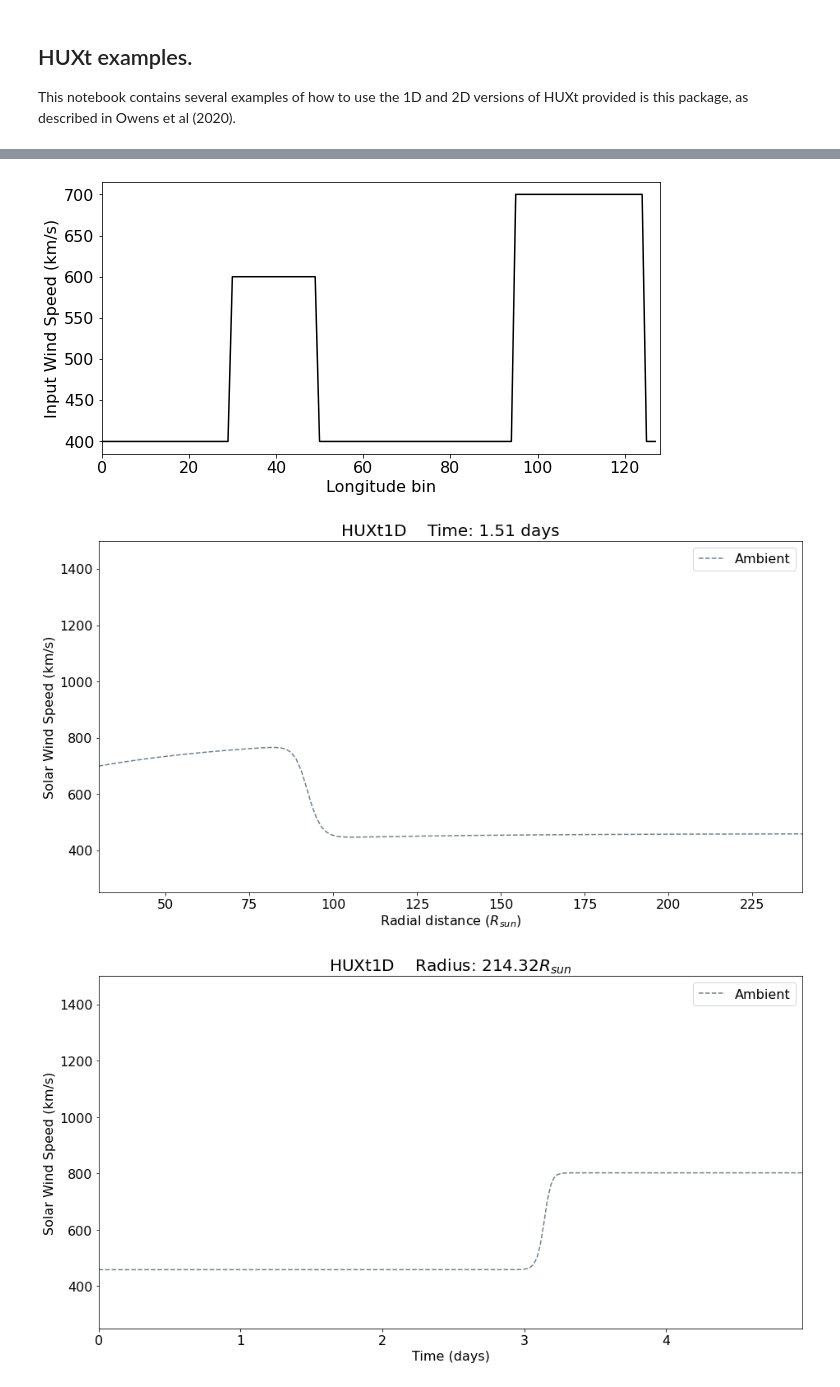
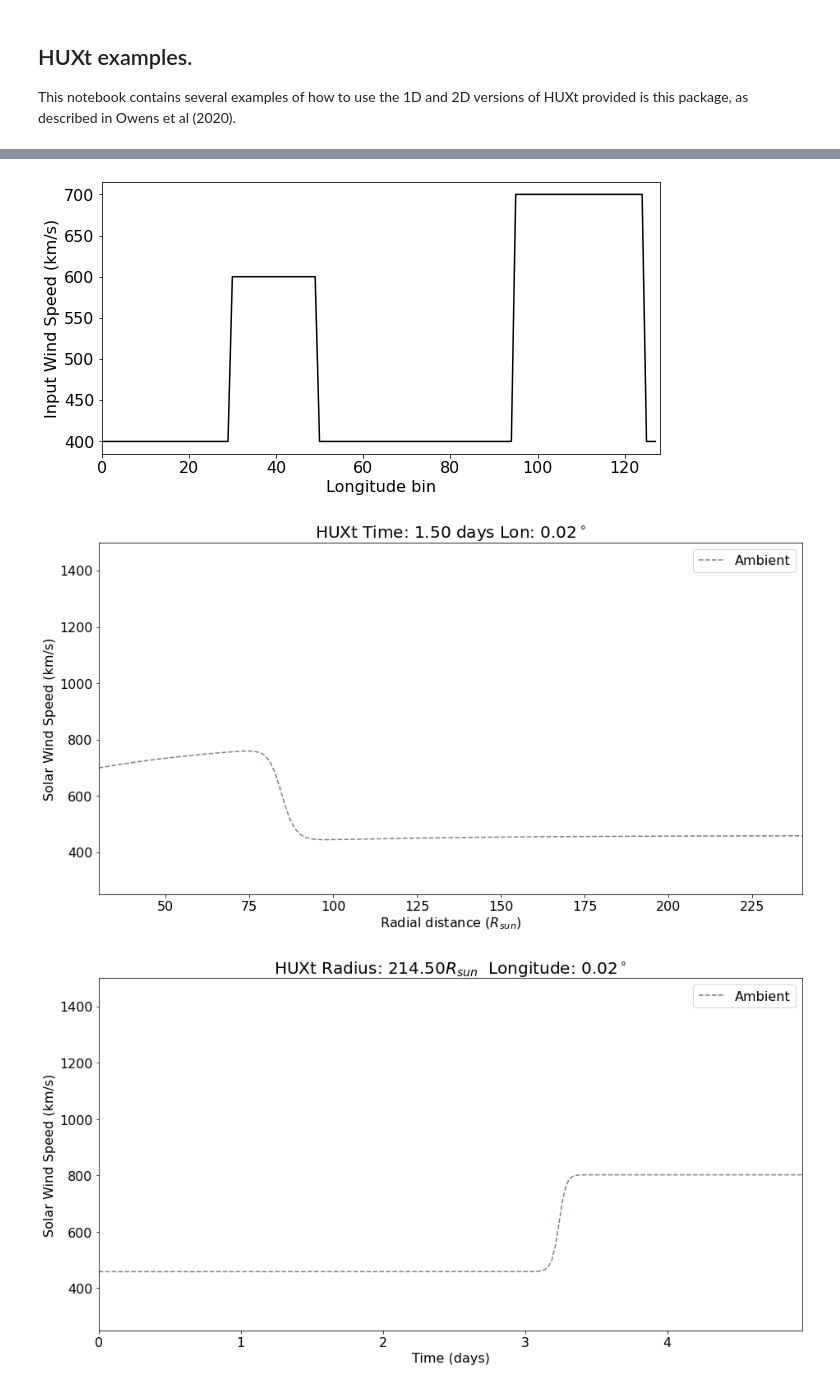
Before and after one commit to University-of-Reading-Space-Science/HUXt, a Jupyter notebook: code/HUXt_example.ipynb, the cells around one changed output, grey strips where cells are left out. Cells and saved outputs as stored; diff of their text form; code cells hidden in the pictures.

```diff
--- a/code/HUXt_example.ipynb
+++ b/code/HUXt_example.ipynb
@@ -11,36 +10,37 @@ import matplotlib.pyplot as plt
 # %%
-# Run HUXt1D with user specified boundary conditions and no CMEs
+# Run HUXt in 1D (along one longitude) with user specified boundary conditions and no CMEs
+#########################################################################################
 
-#Form boundary conditions - background wind of 400 km/s with two fast streams.
+#Form longitudinal boundary conditions - background wind of 400 km/s with two fast streams.
 v_boundary = np.ones(128) * 400 * (u.km/u.s)
 v_boundary[30:50] = 600 * (u.km/u.s)
 v_boundary[95:125] = 700 * (u.km/u.s)
 
 # This boundary condition looks like
 fig, ax = plt.subplots(figsize=(10,5))
 ax.plot(v_boundary,'k-')
 ax.set_xlabel('Longitude bin')
 ax.set_ylabel('Input Wind Speed (km/s)')
 ax.set_xlim(0,128)
 
 # Setup HUXt to do a 5 day simulation, with model output every 4 timesteps (roughly half and hour time step), looking at 0 longitude
-model = H.HUXt1D(v_boundary=v_boundary, lon=0.0*u.deg, simtime=5*u.day, dt_scale=4)
+model = H.HUXt(v_boundary=v_boundary, lon_out=0.0*u.deg, simtime=5*u.day, dt_scale=4)
 
 # Solve these conditions, with no ConeCMEs added.
 cme_list = []
 model.solve(cme_list)
 
 # Plot the radial profile of the ambient wind profile at a fixed time (in days).
 t = 1.5*u.day
-model.plot_radial(t, 'ambient')
+model.plot_radial(t, lon=0.0,field='ambient')
 
 # Plot the time series of the ambient wind profile at a fixed radius.
 r = 1.0*u.AU
-model.plot_timeseries(r, 'ambient')
+model.plot_timeseries(r,lon=0.0,field='ambient')
 # %% [output]
 (<Figure size 1008x504 with 1 Axes>,
  <matplotlib.axes._subplots.AxesSubplot at 0x...>)
 [figure]
-[figure, old version]
+[figure, new version]
-[figure, old version]
+[figure, new version]
 # %%
```
Also changed, not shown: parts of 13 cells of this notebook, 8 other files.
